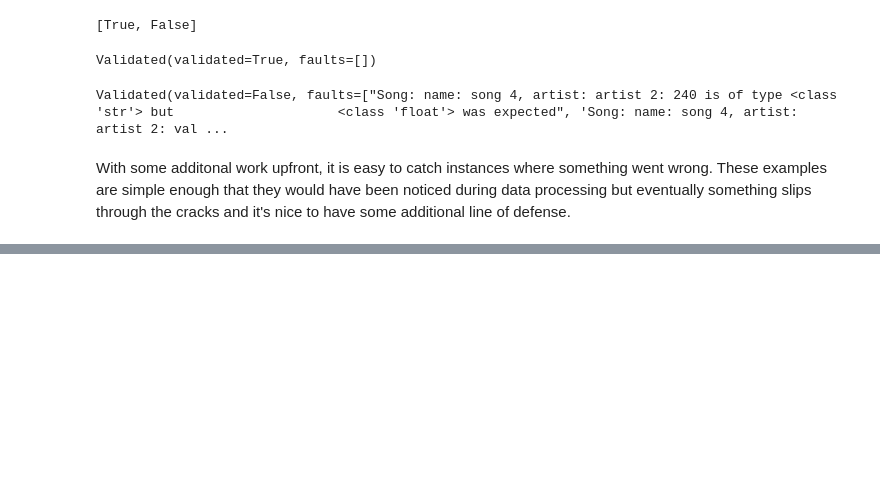
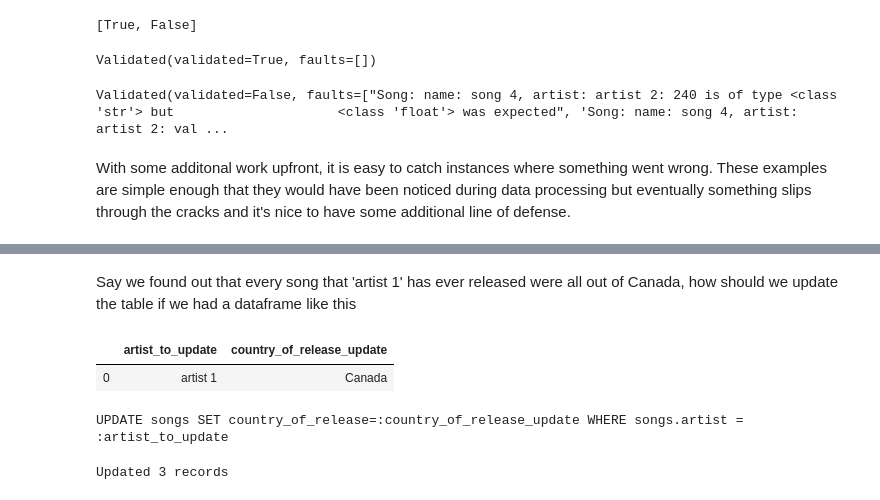
Before and after one commit to jojoduquartier/decentpythonhowtos, a Jupyter notebook: sqlalchemy_pandas.ipynb, the cells around one changed output, grey strips where cells are left out. Saved outputs shown, nothing was run; the diff lists cells and outputs as text; code cells hidden in the pictures; blank space fills up the shorter version.

Commit message:
near completion with table of contents

```diff
--- a/sqlalchemy_pandas.ipynb
+++ b/sqlalchemy_pandas.ipynb
@@ -271,0 +305,23 @@ Ellipsis
+# %% [markdown]
+Say we found out that every song that 'artist 1' has ever released were all out of Canada, how should we update the table if we had a dataframe like this
+# %%
+update_df = pd.DataFrame({'artist_to_update': ['artist 1'], 'country_of_release_update': ['Canada']})
+update_df
+# %% [output]
+|  | artist_to_update | country_of_release_update |
+| 0 | artist 1 | Canada |
+# %%
+update_statament = Song.__table__.update().where(
+    Song.artist == sa.bindparam('artist_to_update')
+).values(
+    country_of_release = sa.bindparam('country_of_release_update')
+)
+print(update_statament)
+# %% [output]
+UPDATE songs SET country_of_release=:country_of_release_update WHERE songs.artist = :artist_to_update
+# %%
+updates = engine.execute(update_statament, update_df.to_dict(orient='records'))
+print(f"Updated {updates.rowcount} records")
+updates.close()
+# %% [output]
+Updated 3 records
```
Also changed, not shown: parts of 20 cells of this notebook.
